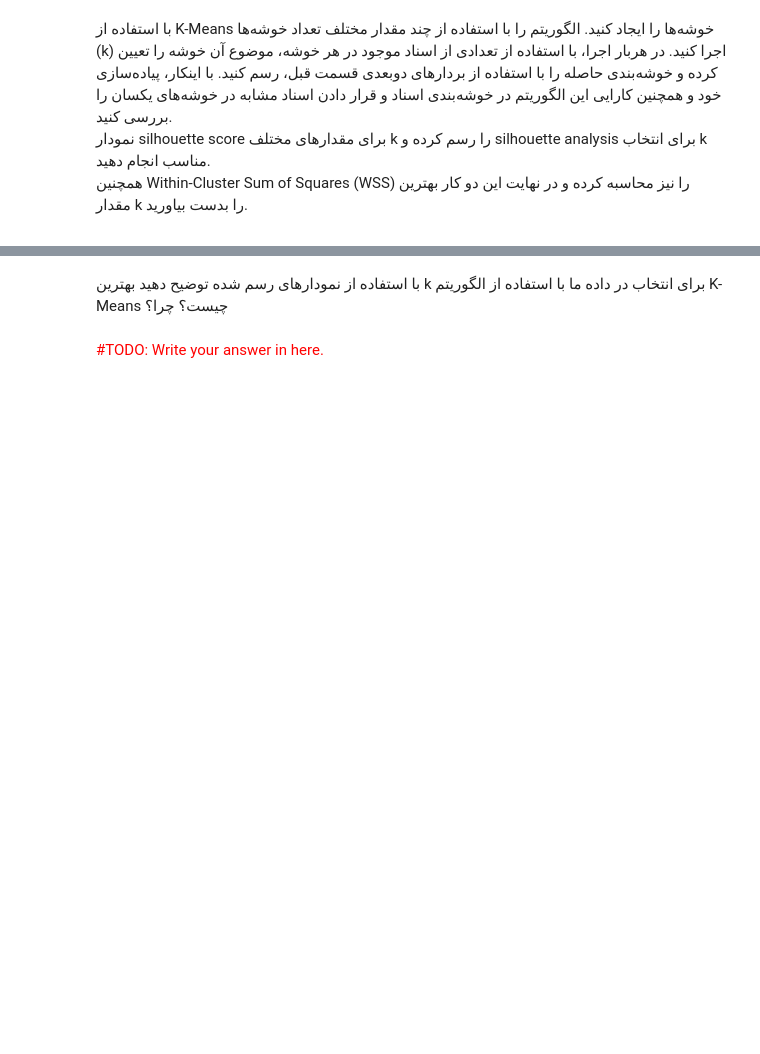
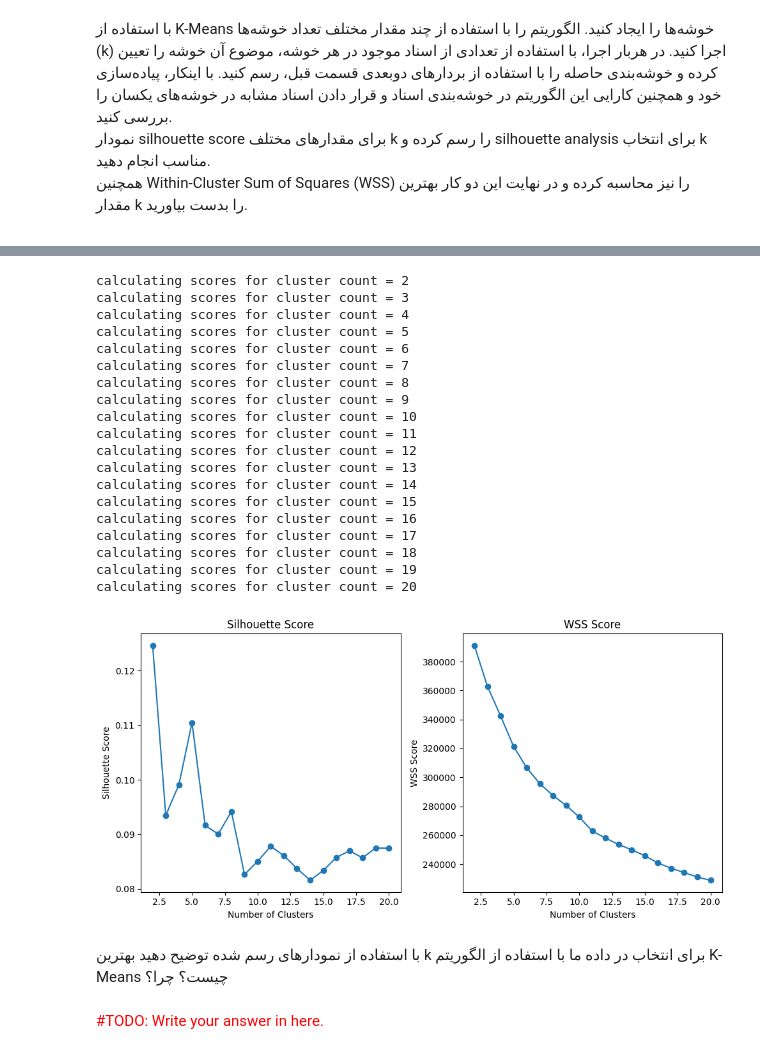
Before and after one commit to sehbeygi79/K-Means, a Jupyter notebook: k-means.ipynb, the cells around one changed output, grey strips where cells are left out. Drawn from its saved outputs; the diff is of its cells as text; code cells hidden in the pictures; blank space fills up the shorter version.

```diff
--- a/k-means.ipynb
+++ b/k-means.ipynb
@@ -263,3 +263,58 @@ plt.show()
+# %%
+def calc_cluster_scores(cluster_range, X):
+    silhouette_scores, wss_scores = [], []
+    for n_clusters in cluster_range:
+        print(f"calculating scores for cluster count = {n_clusters}")
+        kmeans = KMeans(n_clusters=n_clusters, random_state=42)
+        _, final_cluster_indices = kmeans.fit(X)
+
+        silhouette_avg = silhouette_score(X, final_cluster_indices)
+        silhouette_scores.append(silhouette_avg)
+        wss_scores.append(kmeans.calc_wss(X))
+
+    return silhouette_scores, wss_scores
+
+
+max_cluster_count = 20
+cluster_range = range(2, max_cluster_count + 1)
+silhouette_scores, wss_scores = calc_cluster_scores(cluster_range, latent_data)
+
+fig, axes = plt.subplots(nrows=1, ncols=2, figsize=(10, 5))
+
+axes[0].plot(cluster_range, silhouette_scores, marker="o")
+# axes[0].set_xticks
+axes[0].set_xlabel("Number of Clusters")
+axes[0].set_ylabel("Silhouette Score")
+axes[0].set_title("Silhouette Score")
+
+axes[1].plot(cluster_range, wss_scores, marker="o")
+axes[1].set_xlabel("Number of Clusters")
+axes[1].set_ylabel("WSS Score")
+axes[1].set_title("WSS Score")
+
+plt.tight_layout()
+plt.show()
+# %% [output]
+calculating scores for cluster count = 2
+calculating scores for cluster count = 3
+calculating scores for cluster count = 4
+calculating scores for cluster count = 5
+calculating scores for cluster count = 6
+calculating scores for cluster count = 7
+calculating scores for cluster count = 8
+calculating scores for cluster count = 9
+calculating scores for cluster count = 10
+calculating scores for cluster count = 11
+calculating scores for cluster count = 12
+calculating scores for cluster count = 13
+calculating scores for cluster count = 14
+calculating scores for cluster count = 15
+calculating scores for cluster count = 16
+calculating scores for cluster count = 17
+calculating scores for cluster count = 18
+calculating scores for cluster count = 19
+calculating scores for cluster count = 20
+[figure, added]
 # %%
 
 def wss_score():
```
Also changed, not shown: parts of 4 cells of this notebook.
